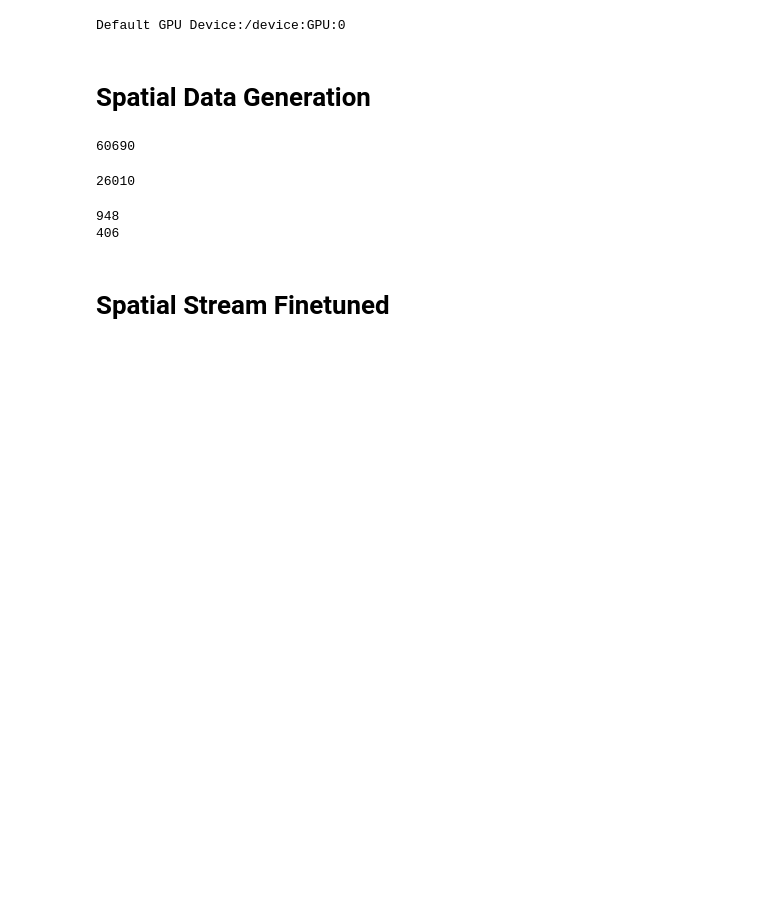
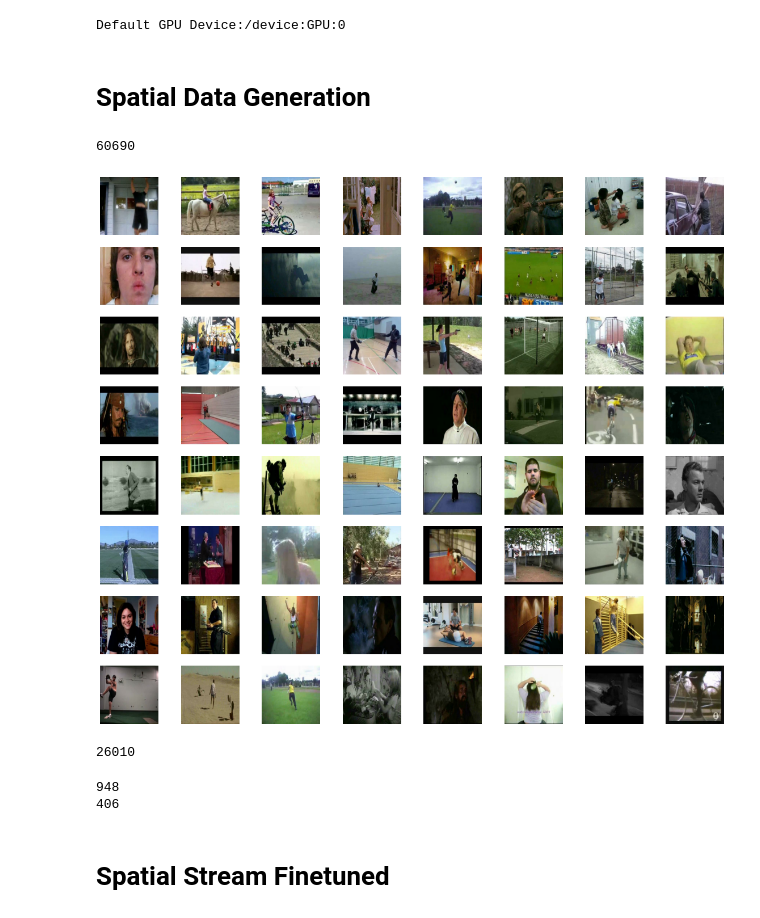
Before and after one commit to giocoal/hmdb51-two-stream-action-recognition, a Jupyter notebook: spatial_stream_cnn_finetuned.ipynb, the cells around one changed output. Drawn from its saved outputs; the diff is of its cells as text; code cells hidden in the pictures; blank space fills up the shorter version.

```diff
--- a/spatial_stream_cnn_finetuned.ipynb
+++ b/spatial_stream_cnn_finetuned.ipynb
@@ -107,6 +107,25 @@ frame_number_train = len(filenames)
 print(frame_number_train)
 # %% [output]
 60690
+# %%
+#train_ds
+#img = tf.expand_dims(images_ds, 0)
+#plt.imshow(img[0])
+
+from math import sqrt
+
+
+plt.figure(figsize=(20, 20))
+#class_names = test_data.class_names
+for images, labels in train_ds.take(1):
+    for i in range(batch_size):
+        ax = plt.subplot(int(sqrt(batch_size))+1, int(sqrt(batch_size)), i + 1)
+        plt.imshow(images[i].numpy().astype("uint8"))
+        #plt.title(class_names[labels[i]])
+        plt.axis("off")
+        plt.savefig('batch_images.jpg')
+# %% [output]
+[figure, added]
 # %%
 # ------- create val test
 filenames = find_paths(partition='val', type_frame=type_frame, num_frames_desired=num_frames_desired)
```
Also changed, not shown: parts of 6 cells of this notebook.
